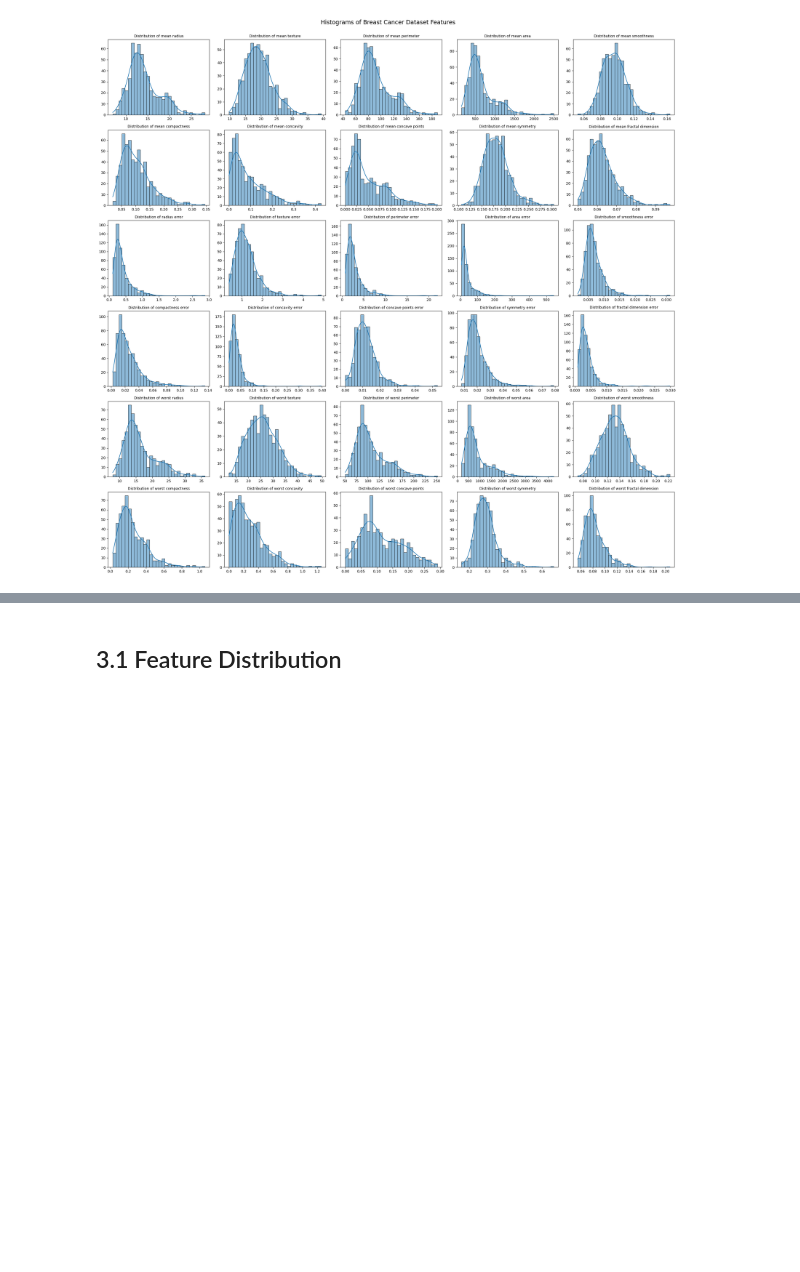
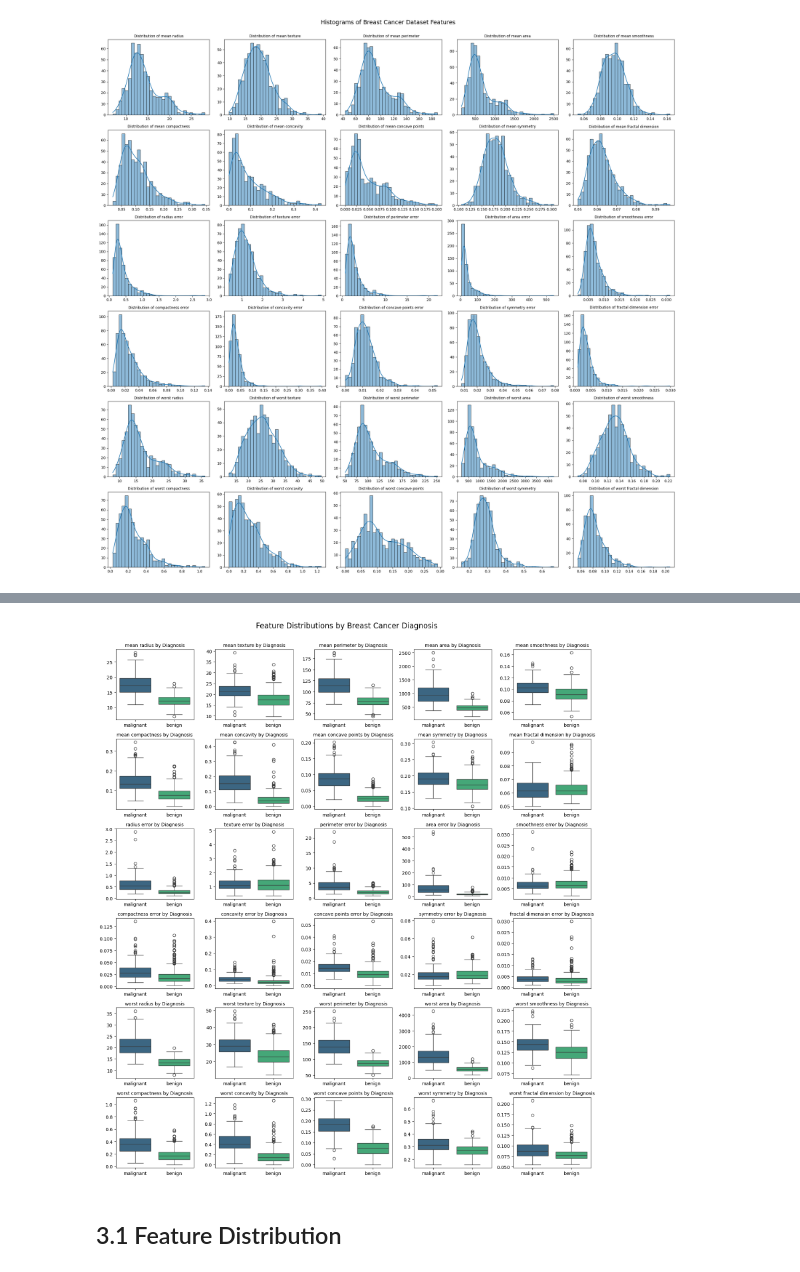
Before and after one commit to snowden1010/Breast-Cancer, a Jupyter notebook: Breast-Cancer-Classification.ipynb, the cells around one changed output, grey strips where cells are left out. Drawn from its saved outputs; the diff is of its cells as text; code cells hidden in the pictures; blank space fills up the shorter version.

Commit message:
EDA: Add box plots for feature distribution by diagnosis

```diff
--- a/Breast-Cancer-Classification.ipynb
+++ b/Breast-Cancer-Classification.ipynb
@@ -310,0 +311,4 @@ plt.show()
+# %%
+# Let's map our diagnosis columns 0 to Malignant and 1 to Benign
+df["diagnosis"] = df["diagnosis"].map({0:cancer.target_names[0],1:cancer.target_names[1]})
+df["diagnosis"].head(10)
@@ -311,3 +327,23 @@ plt.show()
+# %%
+fig, axes = plt.subplots(n_rows, n_cols, figsize=(n_cols*3, n_rows*4))
+
+axes = axes.flatten()
+
+for i, feature_name in enumerate(df_features.columns):
+    ax = axes[i]
+
+    sns.boxplot(x='diagnosis', y=feature_name, hue="diagnosis", data=df, ax=ax, palette="viridis")
+    ax.set_title(f"{feature_name} by Diagnosis", fontsize=10)
+    ax.set_xlabel('')
+    ax.set_ylabel('')
+
+
+plt.tight_layout(rect=[0, 0.3, 1, 0.98])
+plt.suptitle('Feature Distributions by Breast Cancer Diagnosis', y=1.00, fontsize=16)
+plt.savefig("images/Feature-Distributions-by-Breast-Cancer-Diagnosis.png", transparent=True)
+plt.show()
+# %% [output]
+[figure, added]
 # %% [markdown]
 ## 3.1 Feature Distribution
 # %% [markdown]
```
Also changed, not shown: parts of 4 cells of this notebook, 2 other files.
